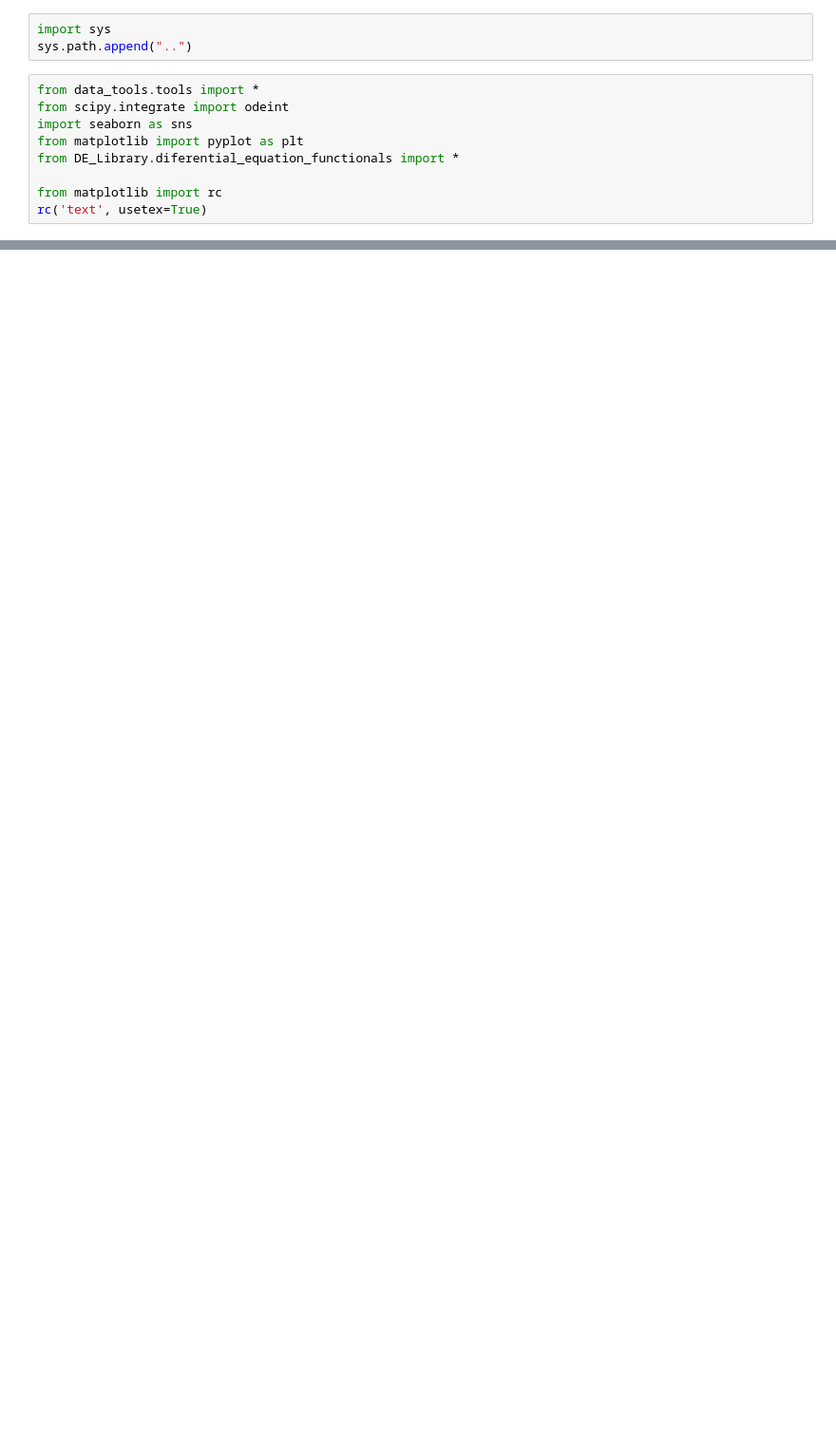
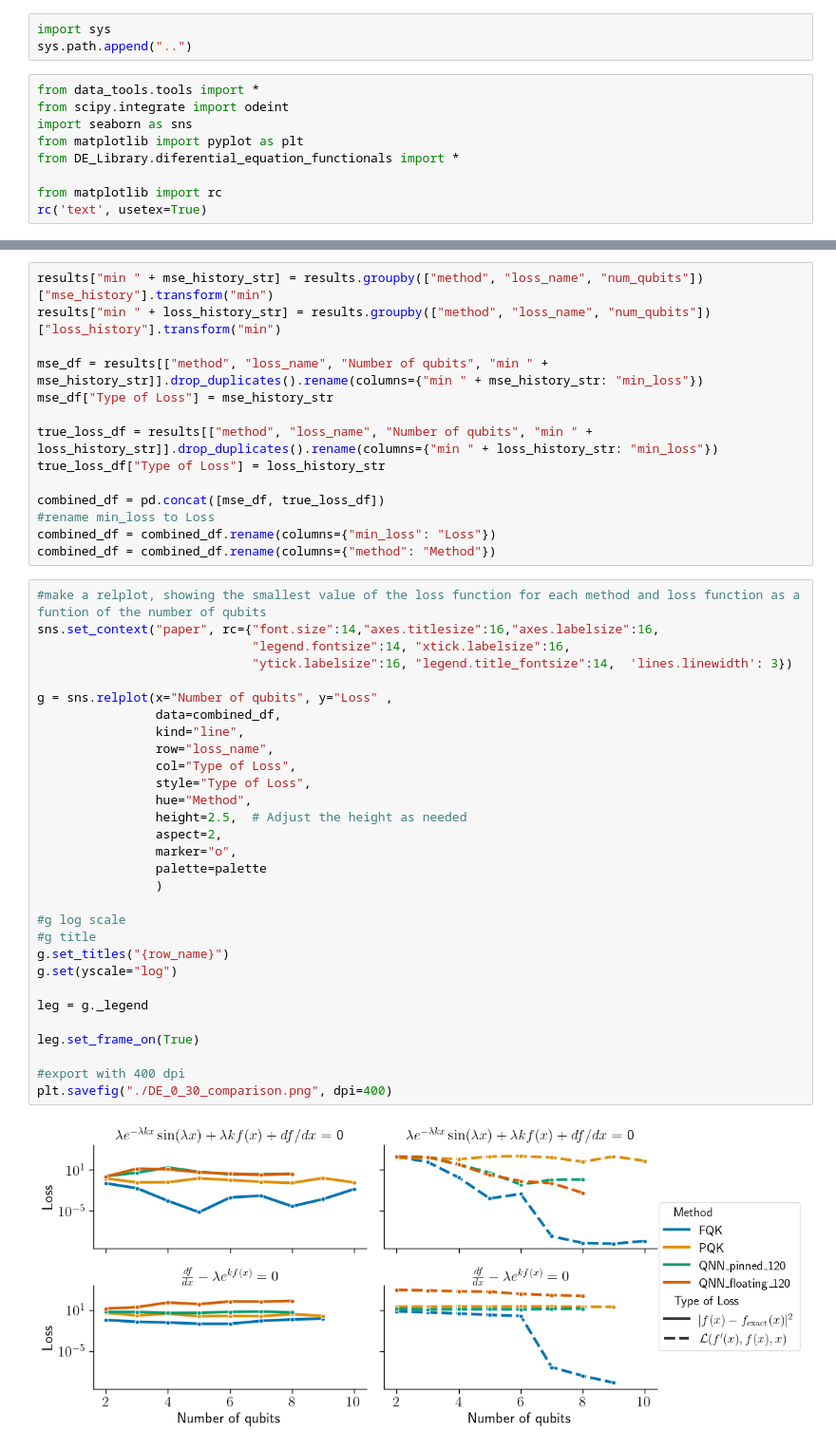
Before and after one commit to rupof/KernelDE, a Jupyter notebook: plotting_notebooks/local_plot_QNN_vs_QK.ipynb, the cells around one changed output, grey strips where cells are left out. Shown at 95% size. Saved outputs shown, nothing was run; the diff lists cells and outputs as text; blank space fills up the shorter version.

```diff
--- a/plotting_notebooks/local_plot_QNN_vs_QK.ipynb
+++ b/plotting_notebooks/local_plot_QNN_vs_QK.ipynb
@@ -108,0 +118,46 @@ fig.savefig("../plotting_notebooks/DE_log.png", bbox_inches='tight', dpi = 400)
+# %%
+results["min " + mse_history_str] = results.groupby(["method", "loss_name", "num_qubits"])["mse_history"].transform("min")
+results["min " + loss_history_str] = results.groupby(["method", "loss_name", "num_qubits"])["loss_history"].transform("min")
+
+mse_df = results[["method", "loss_name", "Number of qubits", "min " + mse_history_str]].drop_duplicates().rename(columns={"min " + mse_history_str: "min_loss"})
+mse_df["Type of Loss"] = mse_history_str
+
+true_loss_df = results[["method", "loss_name", "Number of qubits", "min " + loss_history_str]].drop_duplicates().rename(columns={"min " + loss_history_str: "min_loss"})
+true_loss_df["Type of Loss"] = loss_history_str
+
+combined_df = pd.concat([mse_df, true_loss_df])
+#rename min_loss to Loss
+combined_df = combined_df.rename(columns={"min_loss": "Loss"})
+combined_df = combined_df.rename(columns={"method": "Method"})
+# %%
+#make a relplot, showing the smallest value of the loss function for each method and loss function as a funtion of the number of qubits
+sns.set_context("paper", rc={"font.size":14,"axes.titlesize":16,"axes.labelsize":16,
+                             "legend.fontsize":14, "xtick.labelsize":16,
+                             "ytick.labelsize":16, "legend.title_fontsize":14,  'lines.linewidth': 3})
+
+g = sns.relplot(x="Number of qubits", y="Loss" ,
+                data=combined_df,
+                kind="line",
+                row="loss_name",
+                col="Type of Loss",
+                style="Type of Loss",
+                hue="Method",
+                height=2.5,  # Adjust the height as needed
+                aspect=2,
+                marker="o",
+                palette=palette
+                )
+
+#g log scale
+#g title
+g.set_titles("{row_name}")
+g.set(yscale="log")
+
+leg = g._legend
+
+leg.set_frame_on(True)
+
+#export with 400 dpi
+plt.savefig("./DE_0_30_comparison.png", dpi=400)
+# %% [output]
+[figure, added]
```
Also changed, not shown: parts of 11 cells of this notebook.
